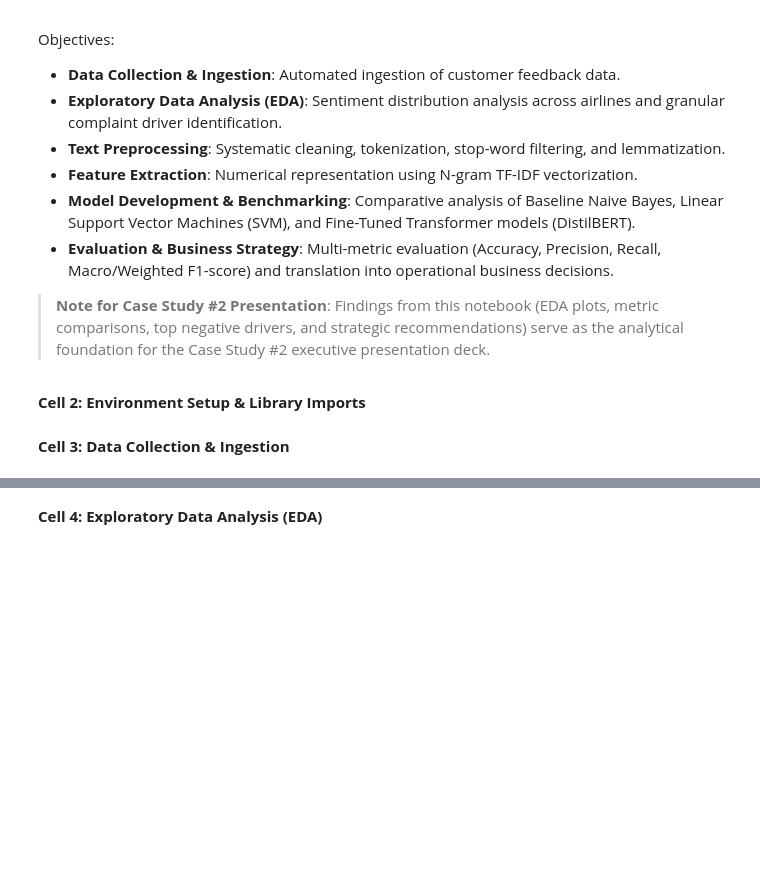
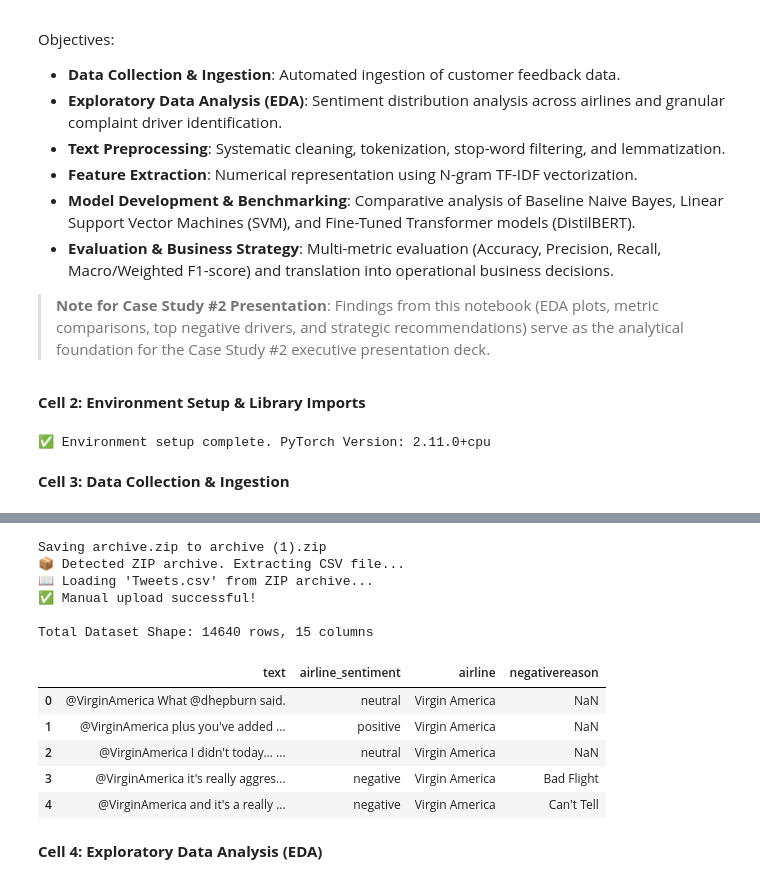
Before and after one commit to bahmedx/730, a Jupyter notebook: Case_Study_Part_1.ipynb, the cells around one changed output, grey strips where cells are left out. Saved outputs shown, nothing was run; the diff lists cells and outputs as text; code cells hidden in the pictures; blank space fills up the shorter version.

```diff
--- a/Case_Study_Part_1.ipynb
+++ b/Case_Study_Part_1.ipynb
@@ -68,6 +68,8 @@ plt.style.use('seaborn-v0_8-whitegrid' if 'seaborn-v0_8-whitegrid' in plt.style.
 plt.rcParams['figure.figsize'] = (10, 6)
 plt.rcParams['font.size'] = 11
 
-print("✅ Environment setup complete. PyTorch Version:", torch.__version__)
+print("Environment setup complete. PyTorch Version:", torch.__version__)
+# %% [output]
+✅ Environment setup complete. PyTorch Version: 2.11.0+cpu
 # %% [markdown]
 **Cell 3: Data Collection & Ingestion**
@@ -102,0 +76,64 @@ display(df.head())
+# %%
+# [Code Cell] Load dataset via reliable raw CSV URLs with automatic upload fallback
+
+import pandas as pd
+import io
+import zipfile
+
+# List of direct raw CSV mirrors for the Kaggle Twitter Airline Sentiment dataset
+URLS = [
+    "https://raw.githubusercontent.com/sahilrahman12/Twitter-Airline-Sentiment-Analysis/master/Tweets.csv",
+    "https://raw.githubusercontent.com/scostalopes/twitter-airline-sentiment/master/Tweets.csv",
+    "https://raw.githubusercontent.com/dhananjay3/Twitter-Airline-Sentiment-Analysis/master/Tweets.csv"
+]
+
+def load_dataset():
+    df = None
+    for idx, url in enumerate(URLS, 1):
+        try:
+            print(f"Attempting download from raw source mirror #{idx}...")
+            df = pd.read_csv(url)
+            print("Dataset successfully loaded into DataFrame!")
+            return df
+        except Exception as e:
+            print(f"Source #{idx} failed: {e}")
+
+    # Fallback: Google Colab File Upload Prompt
+    print("\n💡 Direct download mirrors unavailable. Please upload 'Tweets.csv' or 'archive.zip' manually:")
+    try:
+        from google.colab import files
+        uploaded = files.upload()
+        filename = list(uploaded.keys())[0]
+        file_data = uploaded[filename]
+
+        # Check if the uploaded file is a ZIP archive
+        if filename.endswith('.zip'):
+            print("Detected ZIP archive. Extracting CSV file...")
+            with zipfile.ZipFile(io.BytesIO(file_data)) as z:
+                # Find the first CSV file inside the zip archive
+                csv_files = [f for f in z.namelist() if f.endswith('.csv')]
+                if not csv_files:
+                    raise FileNotFoundError("No CSV file found inside the uploaded ZIP archive.")
+                csv_filename = csv_files[0]
+                print(f"📖 Loading '{csv_filename}' from ZIP archive...")
+                df = pd.read_csv(z.open(csv_filename))
+        else:
+            df = pd.read_csv(io.BytesIO(file_data))
+
+        print("Manual upload successful!")
+        return df
+    except Exception as upload_err:
+        raise RuntimeError("Failed to load dataset. Please ensure 'Tweets.csv' or 'archive.zip' is uploaded.") from upload_err
+
+# Execute loading
+df_raw = load_dataset()
+
+# Inspect loaded dataset
+print(f"\nTotal Dataset Shape: {df_raw.shape[0]} rows, {df_raw.shape[1]} columns")
+
+# Select core columns required for analysis
+df = df_raw[['text', 'airline_sentiment', 'airline', 'negativereason']].copy()
+df.dropna(subset=['text', 'airline_sentiment'], inplace=True)
+
+display(df.head())
+# %% [output]
@@ -103,3 +149,15 @@ display(df.head())
+Saving archive.zip to archive (1).zip
+📦 Detected ZIP archive. Extracting CSV file...
+📖 Loading 'Tweets.csv' from ZIP archive...
+✅ Manual upload successful!
+
+Total Dataset Shape: 14640 rows, 15 columns
+|  | text | airline_sentiment | airline | negativereason |
+| 0 | @VirginAmerica What @dhepburn said. | neutral | Virgin America | NaN |
+| 1 | @VirginAmerica plus you've added ... | positive | Virgin America | NaN |
+| 2 | @VirginAmerica I didn't today... ... | neutral | Virgin America | NaN |
+| 3 | @VirginAmerica it's really aggres... | negative | Virgin America | Bad Flight |
+| 4 | @VirginAmerica and it's a really ... | negative | Virgin America | Can't Tell |
 # %% [markdown]
 **Cell 4: Exploratory Data Analysis (EDA)**
 # %%
```
Also changed, not shown: parts of 10 cells of this notebook.
